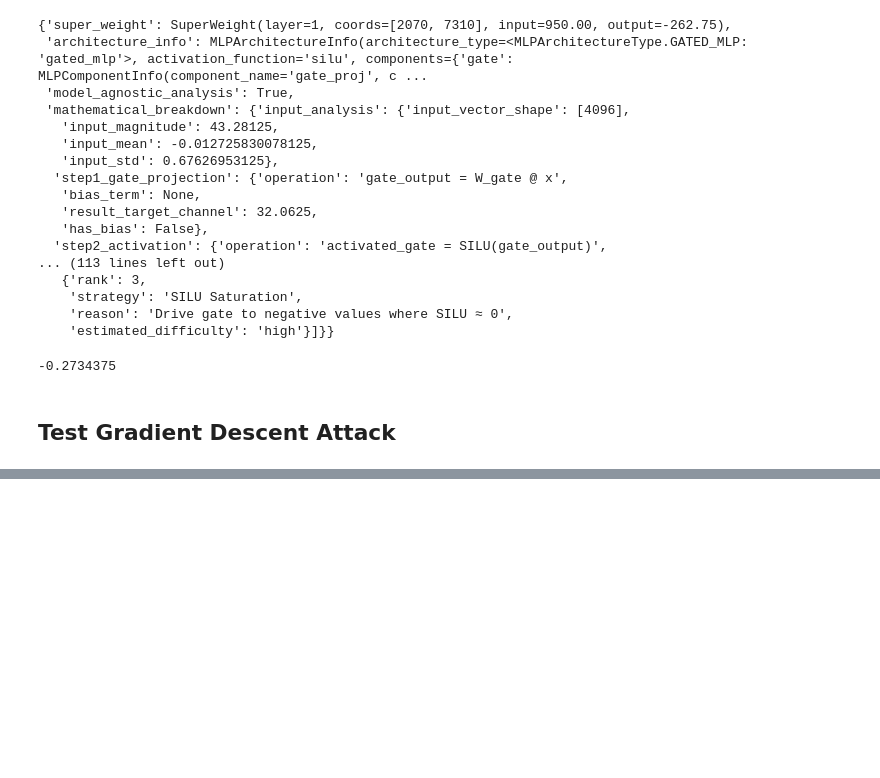
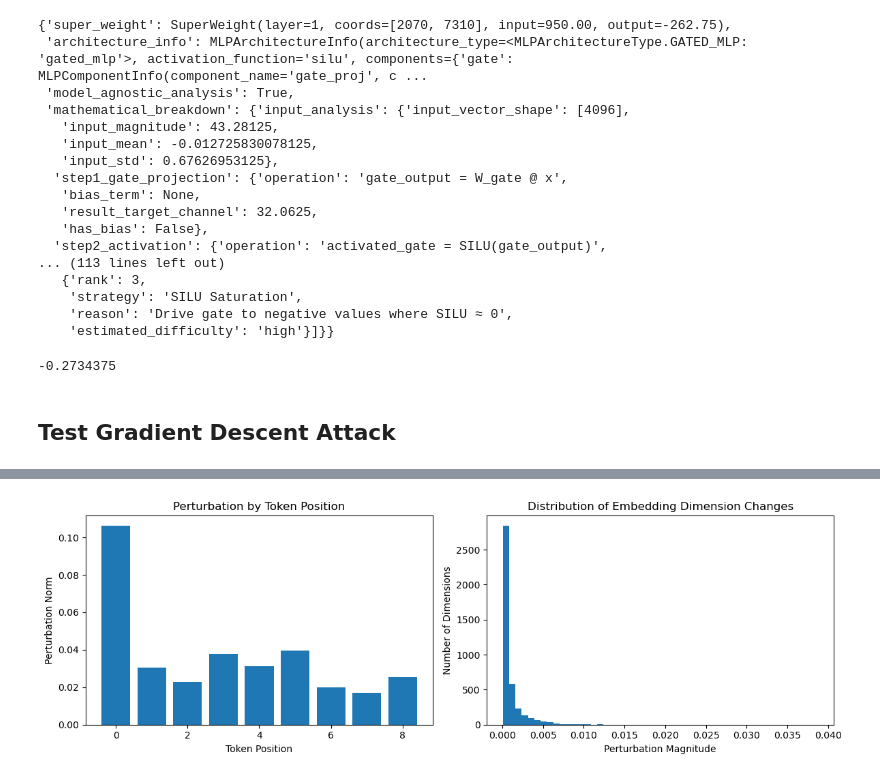
Before and after one commit to fabianandresgrob/super_weights, a Jupyter notebook: validate_super_weights.ipynb, the cells around one changed output, grey strips where cells are left out. Cells and saved outputs as stored; diff of their text form; code cells hidden in the pictures; blank space fills up the shorter version.

Commit message:
first version successful attack

```diff
--- a/validate_super_weights.ipynb
+++ b/validate_super_weights.ipynb
@@ -781,0 +795,2 @@ SuperWeight(layer=1, coords=[2070, 7310], input=950.00, output=-262.75)
+# %%
+gd_attack = GradientGateZeroingAttack(session.model, session.tokenizer, session.mlp_handler)
@@ -781,0 +799,5 @@ SuperWeight(layer=1, coords=[2070, 7310], input=950.00, output=-262.75)
+# %%
+input_str = "Apple Inc. is a tech company."
+input_ids = session.tokenizer(input_str, return_tensors='pt').to(session.model.device)['input_ids']
+# %%
+attack_results = gd_attack.attack_gate_output(input_text=input_str, target_channel=sw[0].column, target_layer=sw[0].layer, learning_rate=0.00001)
@@ -781,0 +863,14 @@ SuperWeight(layer=1, coords=[2070, 7310], input=950.00, output=-262.75)
+# %%
+perturbation = attack_results['attack_result']['perturbation']
+
+# Which tokens changed the most?
+token_perturbation_norms = torch.norm(perturbation[0], dim=1)  # [seq_len]
+for i, norm in enumerate(token_perturbation_norms):
+    token = session.tokenizer.decode(input_ids[0, i])
+    print(f"Token {i} ('{token}'): perturbation norm = {norm.item():.4f}")
+
+# Which embedding dimensions changed the most?
+dim_perturbation = torch.norm(perturbation[0], dim=0)  # [embed_dim]
+top_dims = torch.topk(dim_perturbation, 10)
+print(f"Top 10 most perturbed embedding dimensions: {top_dims.indices.tolist()}")
+print(f"Their perturbation magnitudes: {top_dims.values.tolist()}")
@@ -781,0 +889,24 @@ SuperWeight(layer=1, coords=[2070, 7310], input=950.00, output=-262.75)
+# %%
+import matplotlib.pyplot as plt
+
+# Plot perturbation patterns
+fig, (ax1, ax2) = plt.subplots(1, 2, figsize=(12, 4))
+
+# Token-wise perturbations
+token_norms = torch.norm(perturbation[0], dim=1).cpu().numpy()
+ax1.bar(range(len(token_norms)), token_norms)
+ax1.set_xlabel('Token Position')
+ax1.set_ylabel('Perturbation Norm')
+ax1.set_title('Perturbation by Token Position')
+
+# Embedding dimension perturbations
+dim_norms = torch.norm(perturbation[0], dim=0).cpu().numpy()
+ax2.hist(dim_norms, bins=50)
+ax2.set_xlabel('Perturbation Magnitude')
+ax2.set_ylabel('Number of Dimensions')
+ax2.set_title('Distribution of Embedding Dimension Changes')
+
+plt.tight_layout()
+plt.show()
+# %% [output]
+[figure, added]
```
Also changed, not shown: parts of 23 cells of this notebook, 4 other files.
